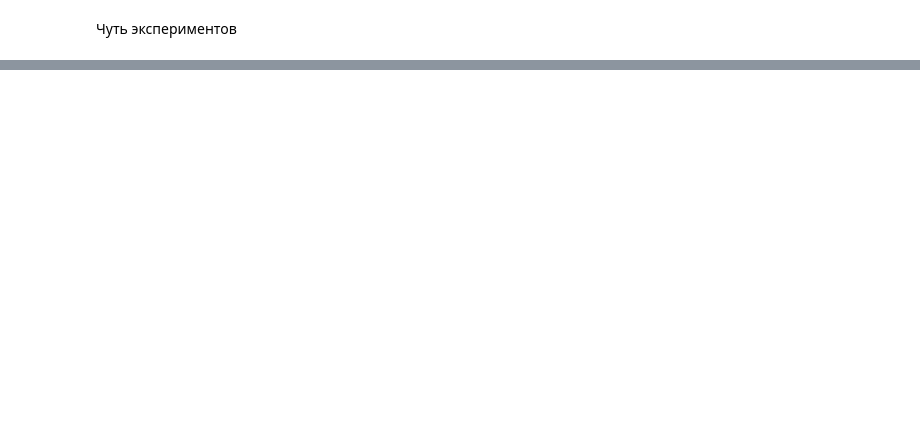
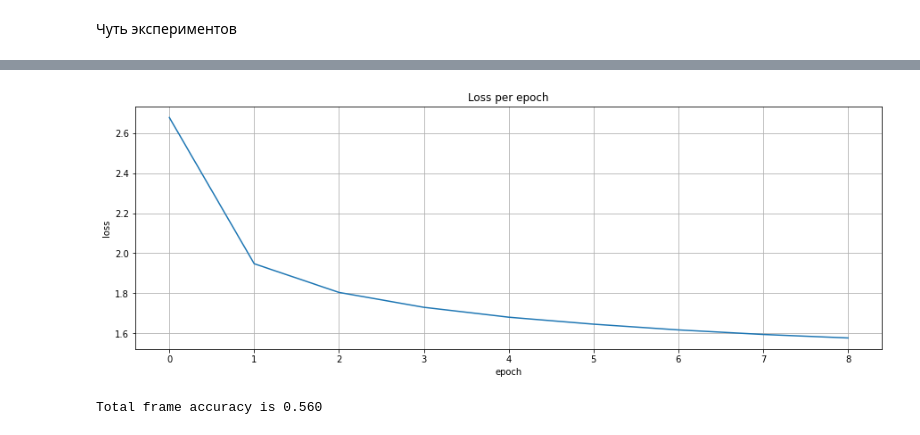
Before and after one commit to SavkinEgor/MADE_ML_Speech, a Jupyter notebook: SPEECH_asr_lab_3.ipynb, the cells around one changed output, grey strips where cells are left out. Saved outputs shown, nothing was run; the diff lists cells and outputs as text; code cells hidden in the pictures; blank space fills up the shorter version.

```diff
--- a/SPEECH_asr_lab_3.ipynb
+++ b/SPEECH_asr_lab_3.ipynb
@@ -890,0 +1066,24 @@ WER DIGITS: 5%
+# %%
+plt.rcParams['figure.figsize'] = (15.0, 5.0)
+plt.plot(loss_list)
+plt.title('Loss per epoch')
+plt.ylabel('loss')
+plt.xlabel('epoch')
+plt.grid()
+plt.show()
+# %% [output]
+[figure, added]
+# %%
+net.cpu()
+net.eval()
+with torch.no_grad():
+    correct_cnt = 0
+    for ftr, true_label in tqdm(zip(data_set.valid[:, :-1], data_set.valid[:, -1]), total=data_set.valid.shape[0]):
+        ftr = torch.from_numpy(ftr).float()
+        # output = net.forward(ftr.reshape(1,ftr.shape[0]))
+        output = net.forward(ftr)
+        correct_cnt += (output.argmax().item() == true_label)
+
+    print("Total frame accuracy is {:.3f}".format(correct_cnt / data_set.valid.shape[0]))
+# %% [output]
+Total frame accuracy is 0.560
```
Also changed, not shown: parts of 34 cells of this notebook.
